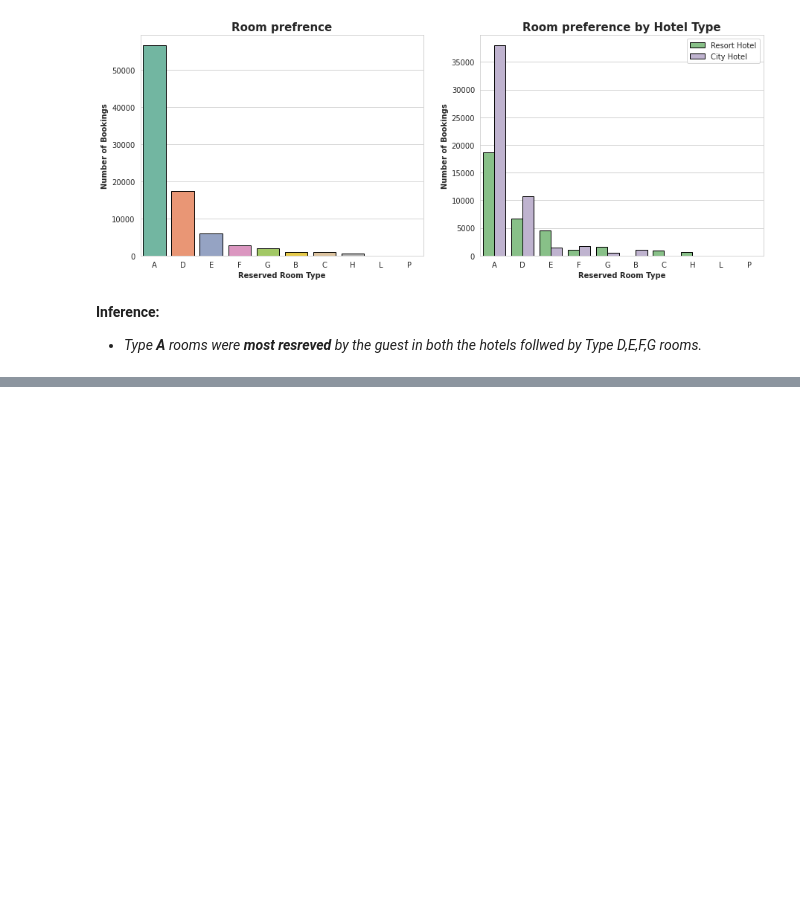
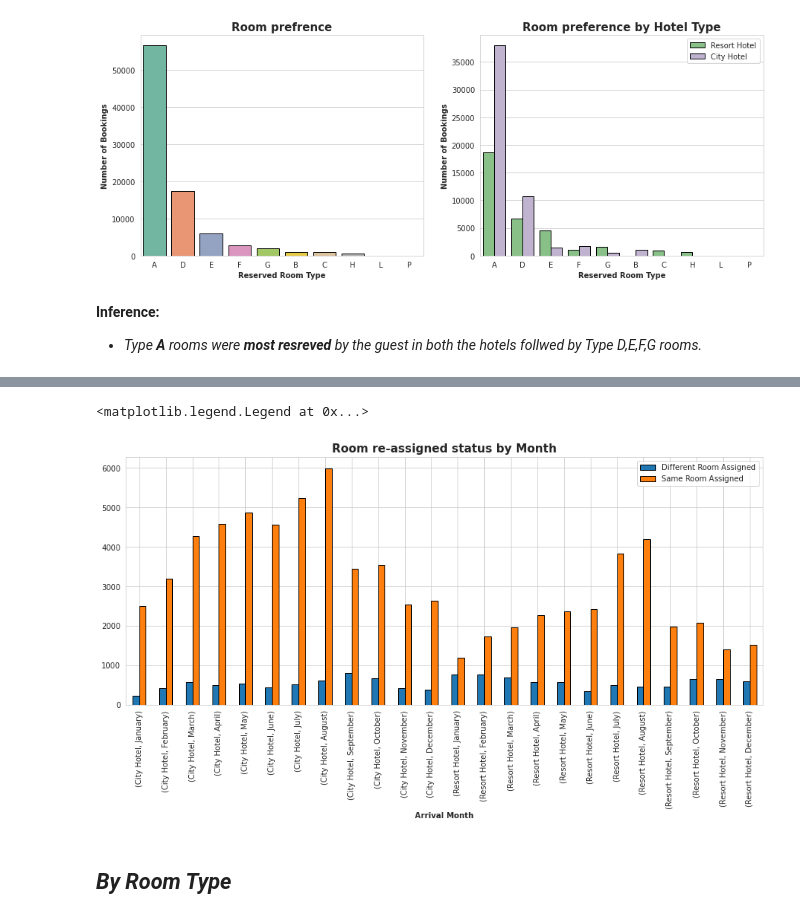
Before and after one commit to shrikantkute/EDA-Hotel-Booking, a Jupyter notebook: Hotel_Booking_EDA.ipynb, the cells around one changed output, grey strips where cells are left out. Cells and saved outputs as stored; diff of their text form; code cells hidden in the pictures; blank space fills up the shorter version.

```diff
--- a/Hotel_Booking_EDA.ipynb
+++ b/Hotel_Booking_EDA.ipynb
@@ -586,0 +689,3 @@ plt.legend(loc='upper right')
+# %%
+room_change_by_month=hotel_df.groupby(['hotel','arrival_date_month'])['room_reassigned_status'].value_counts().unstack()
+room_change_by_month
@@ -586,0 +711,9 @@ plt.legend(loc='upper right')
+# %%
+# Visualization
+room_change_by_month.plot(kind='bar',edgecolor='black',figsize=(15,6))
+plt.title('Room re-assigned status by Month',weight='bold',fontsize=15)
+plt.xlabel('Arrival Month',weight='bold')
+plt.legend(loc='upper right')
+# %% [output]
+<matplotlib.legend.Legend at 0x...>
+[figure, added]
@@ -586,0 +722,2 @@ plt.legend(loc='upper right')
+# %% [markdown]
+## *By Room Type*
```
Also changed, not shown: parts of 42 cells of this notebook.
